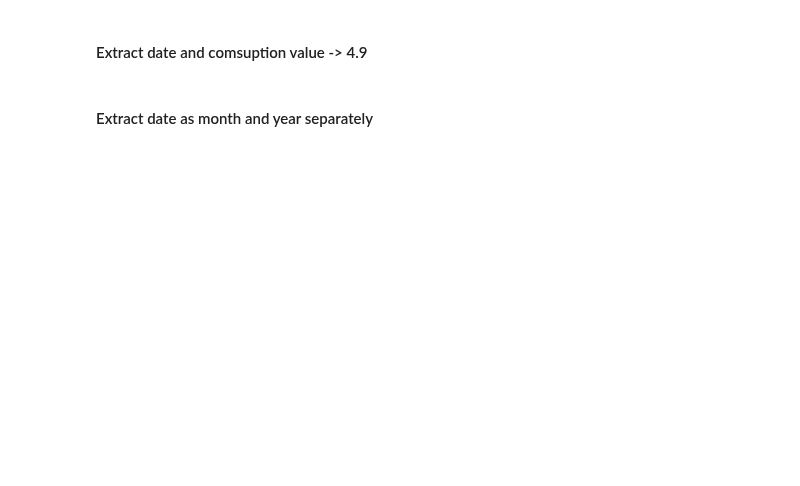
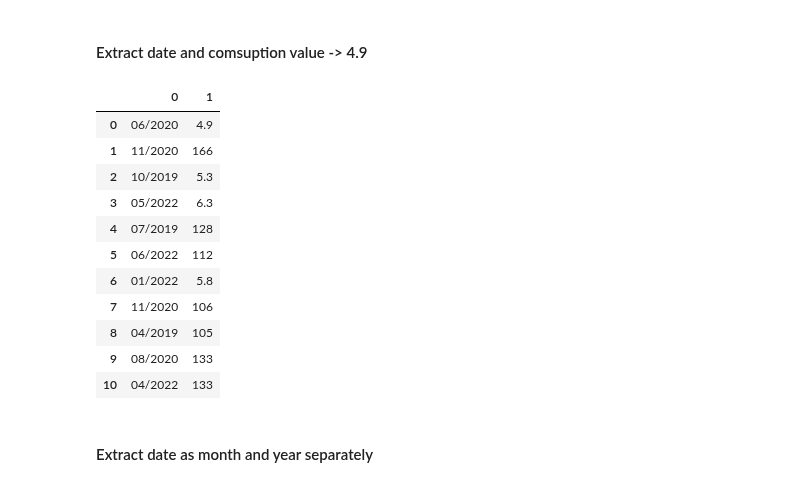
Before and after one commit to Bir01/02_DATA_SCIENCE_DATA_ANALYTICS_MODULE, a Jupyter notebook: 3- Classes_Labs/2. DAwPY/DAwPy_S11_Part_01_(RegEx_in_Python)-student-Copy1.ipynb, the cells around one changed output. Drawn from its saved outputs; the diff is of its cells as text; code cells hidden in the pictures; blank space fills up the shorter version.

```diff
--- a/3- Classes_Labs/2. DAwPY/DAwPy_S11_Part_01_(RegEx_in_Python)-student-Copy1.ipynb
+++ b/3- Classes_Labs/2. DAwPY/DAwPy_S11_Part_01_(RegEx_in_Python)-student-Copy1.ipynb
@@ -327,5 +1178,20 @@ s
 # %% [markdown]
 #### Extract date and comsuption value -> 4.9
+# %%
+s.str.extract("(\d+/\d+)\s+(\d+.\d+|\d+)")   #1. ve 2. grubun arasinda bosluk olabilir
+# %% [output]
+|  | 0 | 1 |
+| 0 | 06/2020 | 4.9 |
+| 1 | 11/2020 | 166 |
+| 2 | 10/2019 | 5.3 |
+| 3 | 05/2022 | 6.3 |
+| 4 | 07/2019 | 128 |
+| 5 | 06/2022 | 112 |
+| 6 | 01/2022 | 5.8 |
+| 7 | 11/2020 | 106 |
+| 8 | 04/2019 | 105 |
+| 9 | 08/2020 | 133 |
+| 10 | 04/2022 | 133 |
 # %% [markdown]
 #### Extract date as month and year separately
 # %%
```
Also changed, not shown: parts of 143 cells of this notebook.
